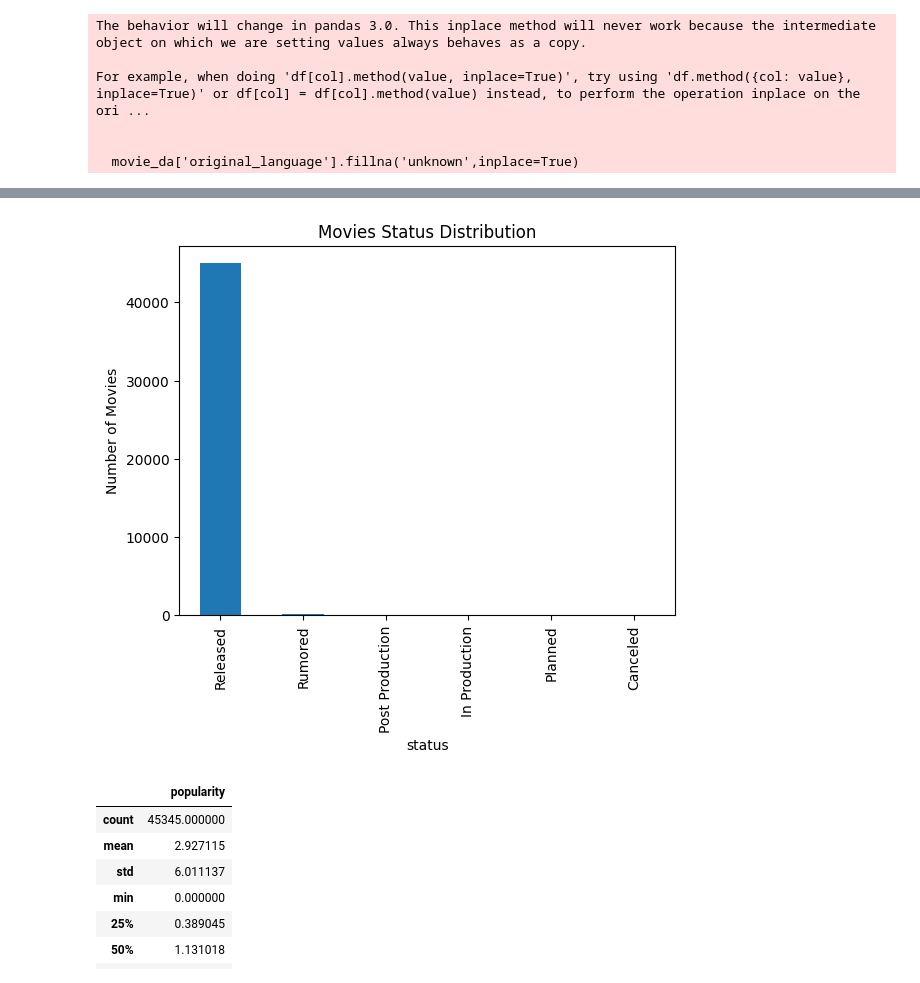
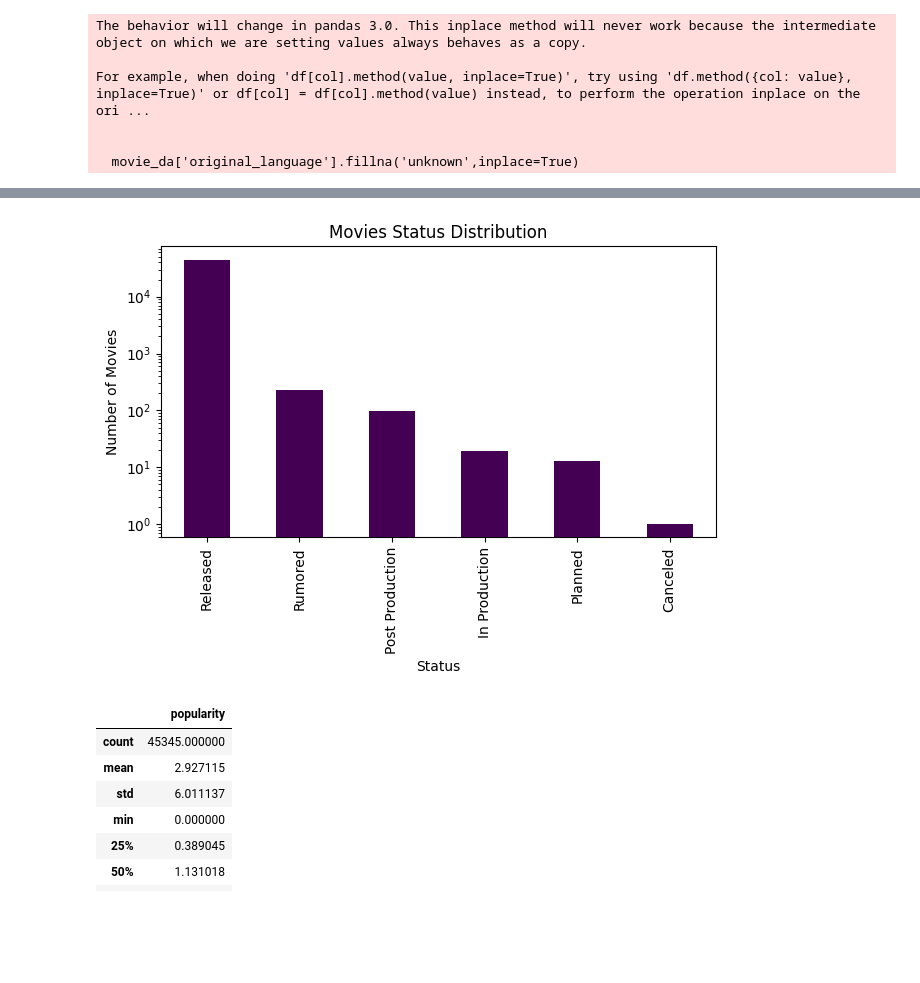
Before and after one commit to yashsati072-create/Movie-Recommendation-System, a Jupyter notebook: Another_copy_of_Movie_Recommendation_System.ipynb, the cells around one changed output, grey strips where cells are left out. Drawn from its saved outputs; the diff is of its cells as text; code cells hidden in the pictures; blank space fills up the shorter version.

```diff
--- a/Another_copy_of_Movie_Recommendation_System.ipynb
+++ b/Another_copy_of_Movie_Recommendation_System.ipynb
@@ -574,12 +569,23 @@ movie_da.head(10)
 # %%
+
 import matplotlib.pyplot as plt
-movie_da['status'].value_counts().plot(kind='bar')
+
+movie_da['status'].value_counts().plot(
+    kind='bar',
+    colormap='viridis'
+)
+
 plt.title('Movies Status Distribution')
-plt.xlabel('status')
+plt.xlabel('Status')
 plt.ylabel('Number of Movies')
+
+plt.yscale('log')   # log scale
+plt.xticks(rotation=90)
+
+plt.tight_layout()
 plt.show()
 # %% [output]
-[figure, old version]
+[figure, new version]
 # %%
 movie_da['popularity'].describe()
 # %% [output]
```
Also changed, not shown: parts of 17 cells of this notebook.
